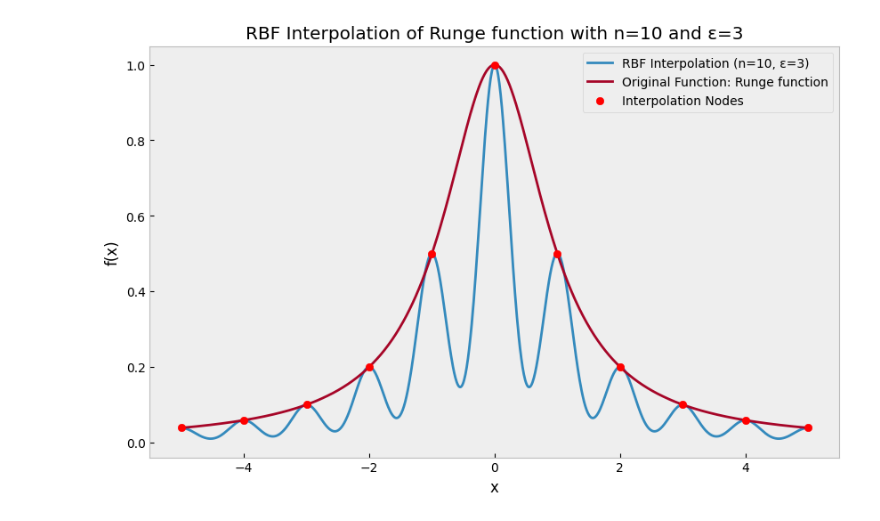
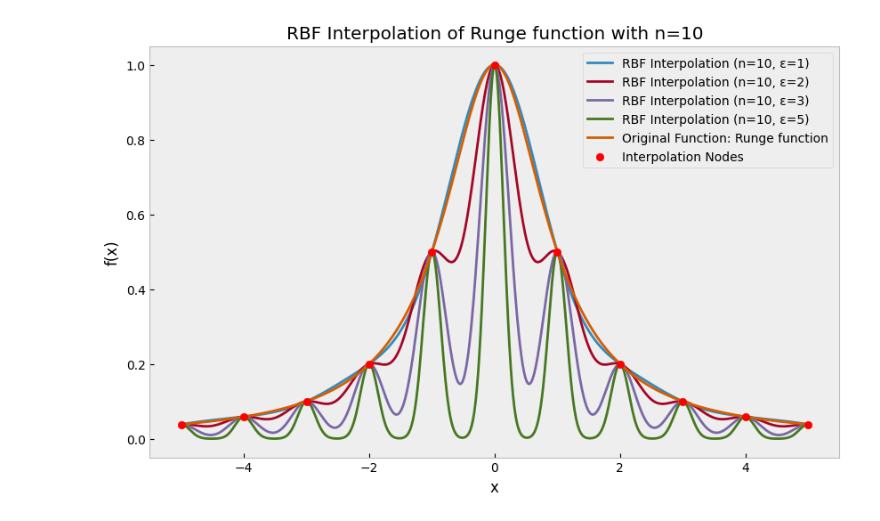
Before and after one commit to Akaada/TMA4215_NumericalMathematics_project1, a Jupyter notebook: taskd.ipynb, the cells around one changed output. Cells and saved outputs as stored; diff of their text form; code cells hidden in the pictures.

```diff
--- a/taskd.ipynb
+++ b/taskd.ipynb
@@ -5,4 +9,4 @@ plt.style.use("bmh")
 # %%
-plot_RBF_interpolator(runge_torch,-5,5,3,10)
+plot_RBF_interpolator(runge_torch,-5,5,10,1,2,3,5)
 # %% [output]
-[figure, old version]
+[figure, new version]
```
Also changed, not shown: parts of 17 cells of this notebook, 2 other files.
